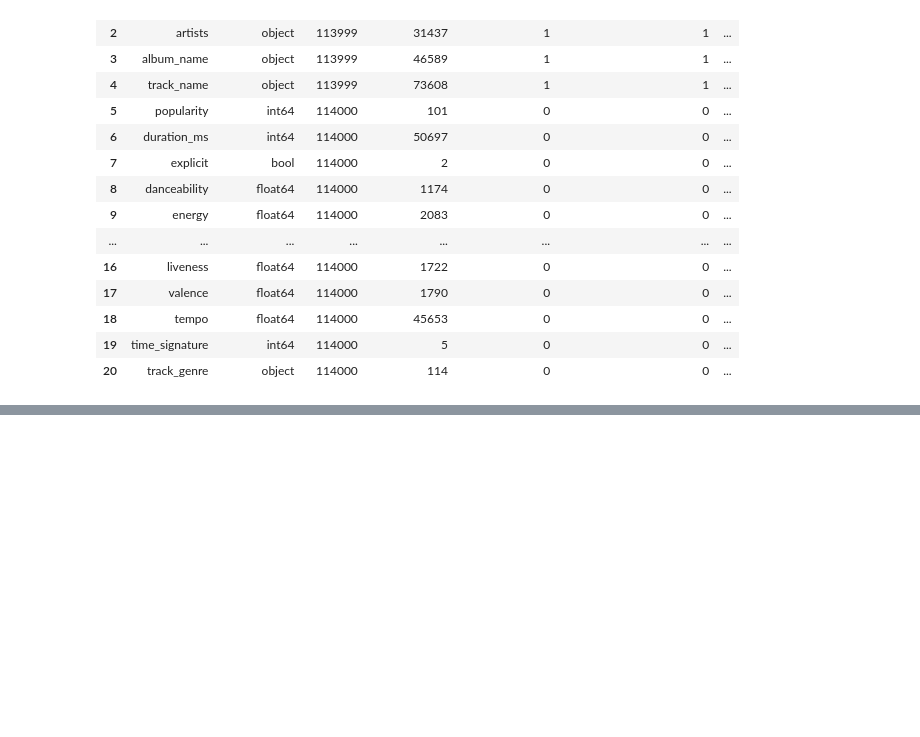
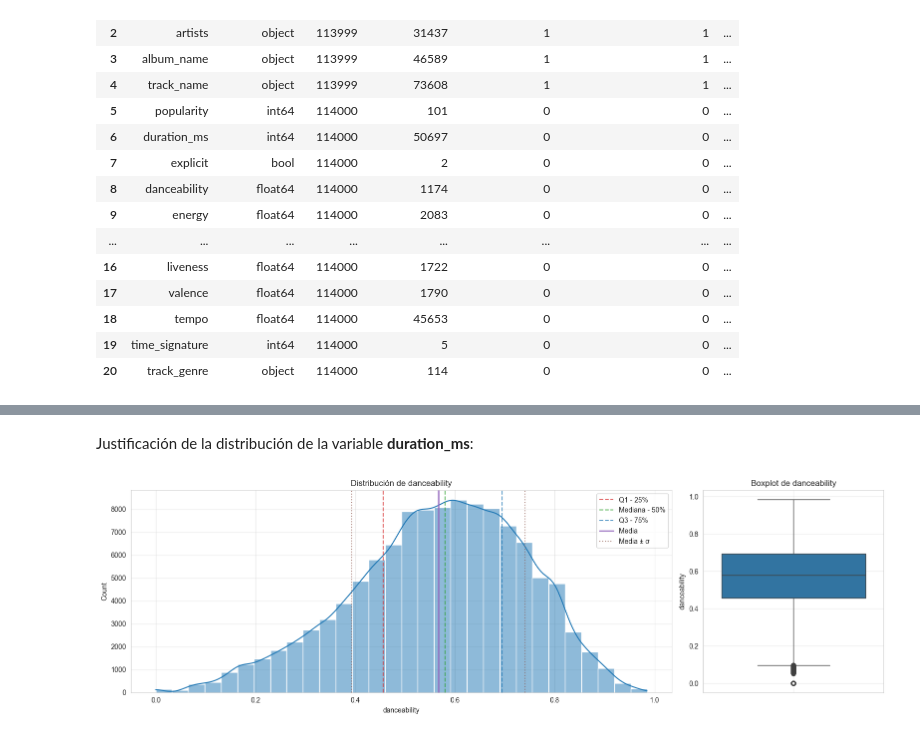
Before and after one commit to marcfernandezpereiraUOC/TFG, a Jupyter notebook: 01_exploracion.ipynb, the cells around one changed output, grey strips where cells are left out. Saved outputs shown, nothing was run; the diff lists cells and outputs as text; code cells hidden in the pictures; blank space fills up the shorter version.

```diff
--- a/01_exploracion.ipynb
+++ b/01_exploracion.ipynb
@@ -138,0 +200,6 @@ Sin embargo, es importante tener en cuenta que estos duplicados deberán ser eli
+# %% [markdown]
+Justificación de la distribución de la variable **duration_ms**:
+# %%
+plot_distribution(num_df, 'danceability')
+# %% [output]
+[figure, added]
```
Also changed, not shown: parts of 37 cells of this notebook, 3 other files.
